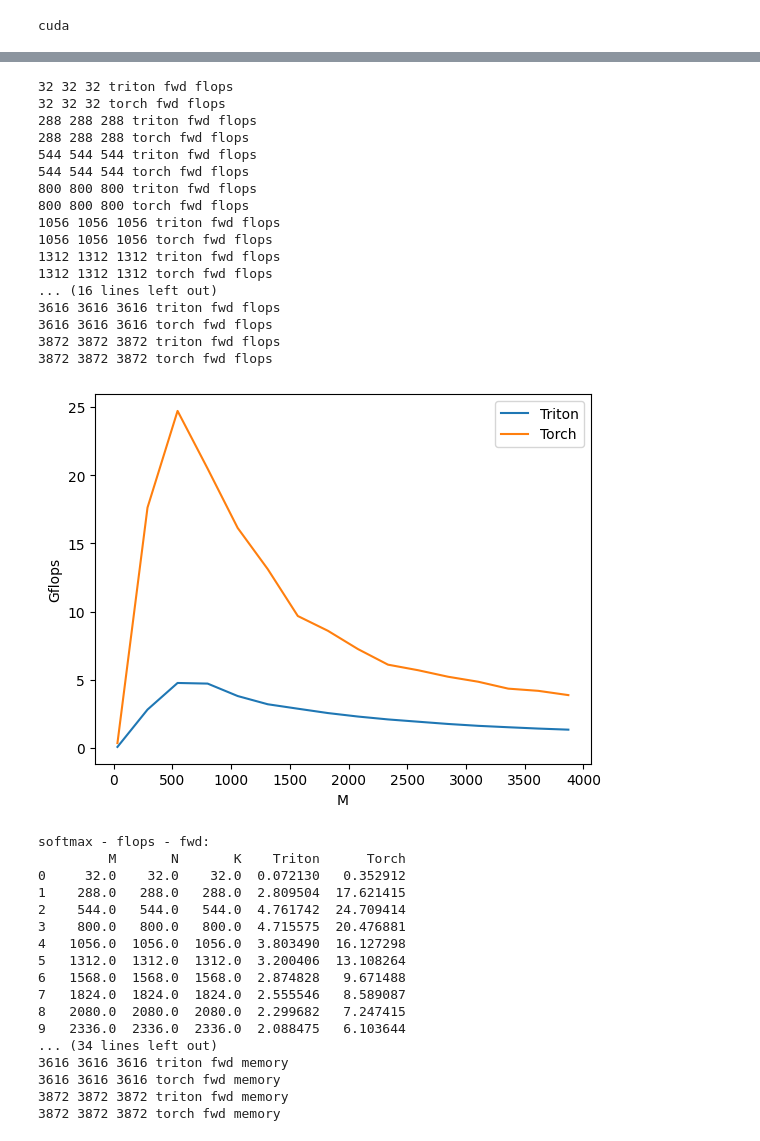
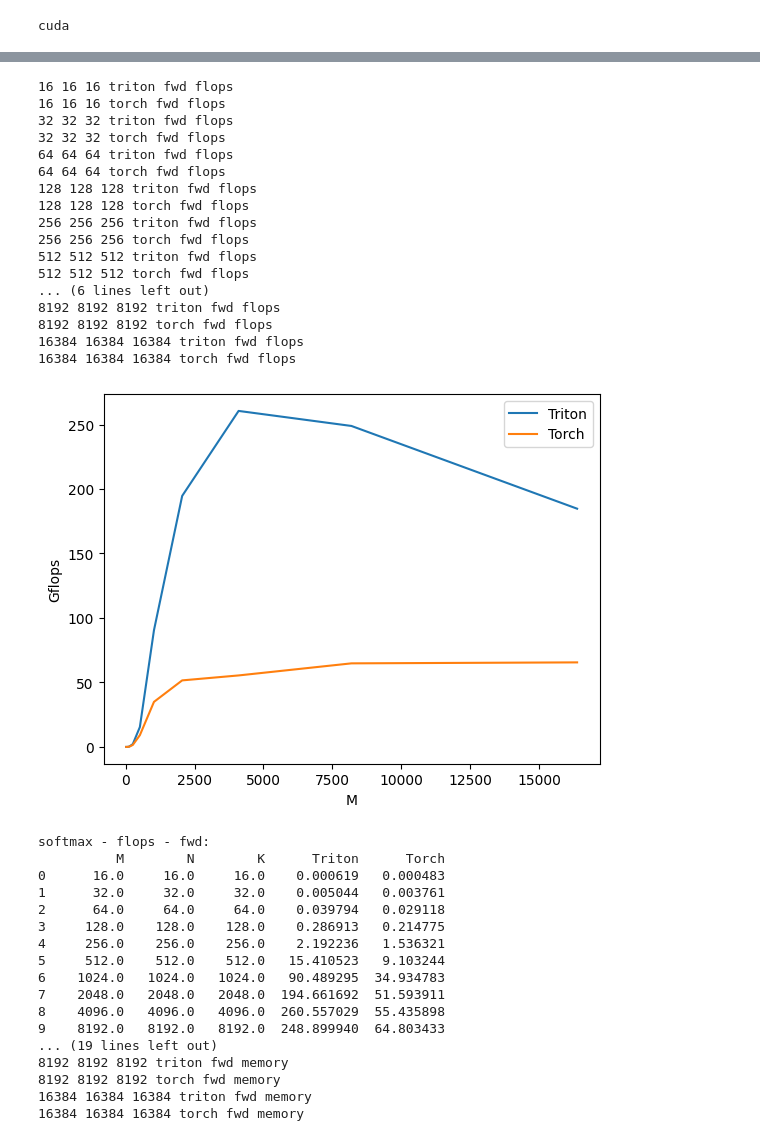
Before and after one commit to matteobonotto/triton, a Jupyter notebook: notebooks/fused_linear_act.ipynb, the cells around one changed output, grey strips where cells are left out. Saved outputs shown, nothing was run; the diff lists cells and outputs as text; code cells hidden in the pictures.

```diff
--- a/notebooks/fused_linear_act.ipynb
+++ b/notebooks/fused_linear_act.ipynb
@@ -324,7 +324,7 @@ def measure_memory(f, *args, **kwargs):
 
 base_benchmark_kwargs = {
         "x_names":['M', 'N', "K"],  # argument names to use as an x-axis for the plot
-        "x_vals":[128 * i for i in range(2, 33, 2)],  # different possible values for `x_name`
+        "x_vals":[int(2**i) for i in range(4, 15)],  # different possible values for `x_name`
         "line_arg":'provider',  # argument name whose value corresponds to a different line in the plot
         "line_vals":['triton', 'torch'],  # possible values for `line_arg``
         "line_names":["Triton", "Torch"],  # label name for the lines
@@ -403,7 +403,7 @@ def benchmark_kernel():
         if provider == 'triton' and mode =="fwd":
             out_triton = MAP_FWD_BKW[mode](x, W, b, 'triton')
             out_torch = MAP_FWD_BKW[mode](x, W, b, 'torch')
-            triton.testing.assert_close(out_triton, out_torch, atol=1e-5)
+            triton.testing.assert_close(out_triton, out_torch, atol=1e-2)
             print((out_triton - out_torch).norm()/out_torch.norm())
 
         quantiles = [0.5, 0.2, 0.8]
@@ -592,7 +640,7 @@ def measure_memory(f, *args, **kwargs):
 
 base_benchmark_kwargs = {
         "x_names":['M', 'N', "K"],  # argument names to use as an x-axis for the plot
-        "x_vals":[16 * i for i in range(2, 256, 16)],  # different possible values for `x_name`
+        "x_vals":[int(2**i) for i in range(4, 15)],  # different possible values for `x_name`
         "line_arg":'provider',  # argument name whose value corresponds to a different line in the plot
         "line_vals":['triton', 'torch'],  # possible values for `line_arg``
         "line_names":["Triton", "Torch"],  # label name for the lines
@@ -618,7 +666,7 @@ def fwd(x, W, b, provider):
     if provider == "torch":
         return torch.nn.functional.gelu(x @ W.T + b)
     elif provider == 'triton':
-        return _linear_act_fwd(x, W.T, b, transpose_W=False)
+        return _linear_act_fwd(x, W, b, transpose_W=True)
     else:
         raise ValueError
 
@@ -653,63 +701,63 @@ def benchmark_kernel():
     def benchmark(M, N, K, provider, mode, bench_kind):
 
         print(M, N, K, provider, mode, bench_kind)
 
         x = torch.rand(M, K).to(DEVICE) / M / K
         W = torch.rand(N, K).to(DEVICE) / K / N
         b = torch.rand(N).to(DEVICE) / N
 
         stream = getattr(torch, DEVICE.type).Stream()
         getattr(torch, DEVICE.type).set_stream(stream)
         if bench_kind == "flops":
             ms = triton.testing.do_bench(lambda: MAP_FWD_BKW[mode](x, W, b, provider))
             perf = lambda ms: 2 * M * N * K * 1e-12 / (ms * 1e-3)
             # gbps = lambda ms: 2 * x.numel() * x.element_size() * 1e-9 / (ms * 1e-3)
             return perf(ms)
         elif bench_kind == "memory":
             mem_mb = measure_memory(MAP_FWD_BKW[mode], x, W, b, provider)
             return mem_mb
         raise ValueError(f"bench_kind must be either 'timing' or 'memory', got {bench_kind}")
 
     result_dfs = benchmark.run(show_plots=True, print_data=True, return_df=True)
     # for df, config in zip(result_dfs, configs):
     #     df.plot(x='N', ylabel = config.ylabel, title=config.plot_name, legend=True)
 
     return result_dfs
 
 result_dfs = benchmark_kernel()
 # %% [output]
+16 16 16 triton fwd flops
+16 16 16 torch fwd flops
 32 32 32 triton fwd flops
 32 32 32 torch fwd flops
-288 288 288 triton fwd flops
-288 288 288 torch fwd flops
-544 544 544 triton fwd flops
-544 544 544 torch fwd flops
-800 800 800 triton fwd flops
-800 800 800 torch fwd flops
-1056 1056 1056 triton fwd flops
-1056 1056 1056 torch fwd flops
-1312 1312 1312 triton fwd flops
-1312 1312 1312 torch fwd flops
-... (16 lines left out)
-3616 3616 3616 triton fwd flops
-3616 3616 3616 torch fwd flops
-3872 3872 3872 triton fwd flops
-3872 3872 3872 torch fwd flops
+64 64 64 triton fwd flops
+64 64 64 torch fwd flops
+128 128 128 triton fwd flops
+128 128 128 torch fwd flops
+256 256 256 triton fwd flops
+256 256 256 torch fwd flops
+512 512 512 triton fwd flops
+512 512 512 torch fwd flops
+... (6 lines left out)
+8192 8192 8192 triton fwd flops
+8192 8192 8192 torch fwd flops
+16384 16384 16384 triton fwd flops
+16384 16384 16384 torch fwd flops
-[figure, old version]
+[figure, new version]
 softmax - flops - fwd:
-         M       N       K    Triton      Torch
-0     32.0    32.0    32.0  0.072130   0.352912
-1    288.0   288.0   288.0  2.809504  17.621415
-2    544.0   544.0   544.0  4.761742  24.709414
-3    800.0   800.0   800.0  4.715575  20.476881
-4   1056.0  1056.0  1056.0  3.803490  16.127298
-5   1312.0  1312.0  1312.0  3.200406  13.108264
-6   1568.0  1568.0  1568.0  2.874828   9.671488
-7   1824.0  1824.0  1824.0  2.555546   8.589087
-8   2080.0  2080.0  2080.0  2.299682   7.247415
-9   2336.0  2336.0  2336.0  2.088475   6.103644
-... (34 lines left out)
-3616 3616 3616 triton fwd memory
-3616 3616 3616 torch fwd memory
-3872 3872 3872 triton fwd memory
-3872 3872 3872 torch fwd memory
+          M        N        K      Triton      Torch
+0      16.0     16.0     16.0    0.000619   0.000483
+1      32.0     32.0     32.0    0.005044   0.003761
+2      64.0     64.0     64.0    0.039794   0.029118
+3     128.0    128.0    128.0    0.286913   0.214775
+4     256.0    256.0    256.0    2.192236   1.536321
+5     512.0    512.0    512.0   15.410523   9.103244
+6    1024.0   1024.0   1024.0   90.489295  34.934783
+7    2048.0   2048.0   2048.0  194.661692  51.593911
+8    4096.0   4096.0   4096.0  260.557029  55.435898
+9    8192.0   8192.0   8192.0  248.899940  64.803433
+... (19 lines left out)
+8192 8192 8192 triton fwd memory
+8192 8192 8192 torch fwd memory
+16384 16384 16384 triton fwd memory
+16384 16384 16384 torch fwd memory
```
Also changed, not shown: parts of 2 cells of this notebook.
